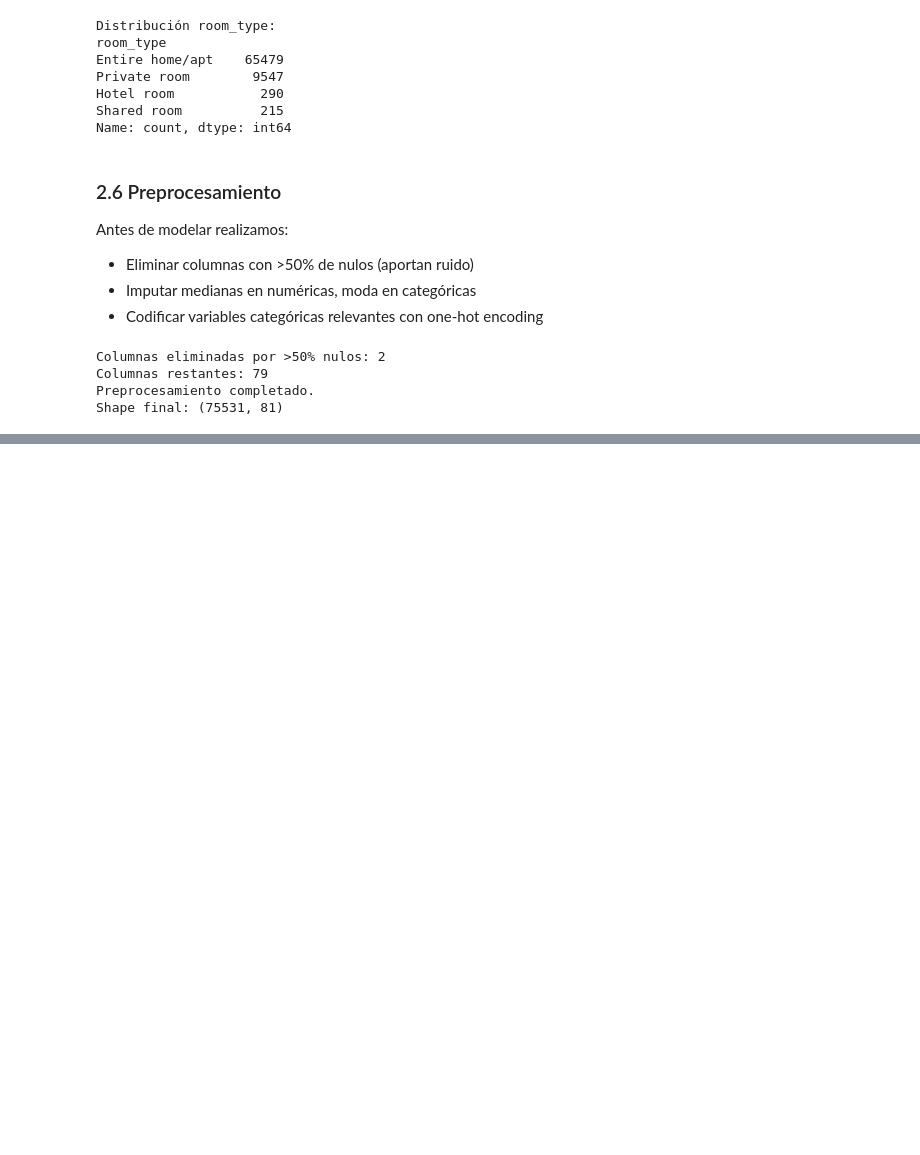
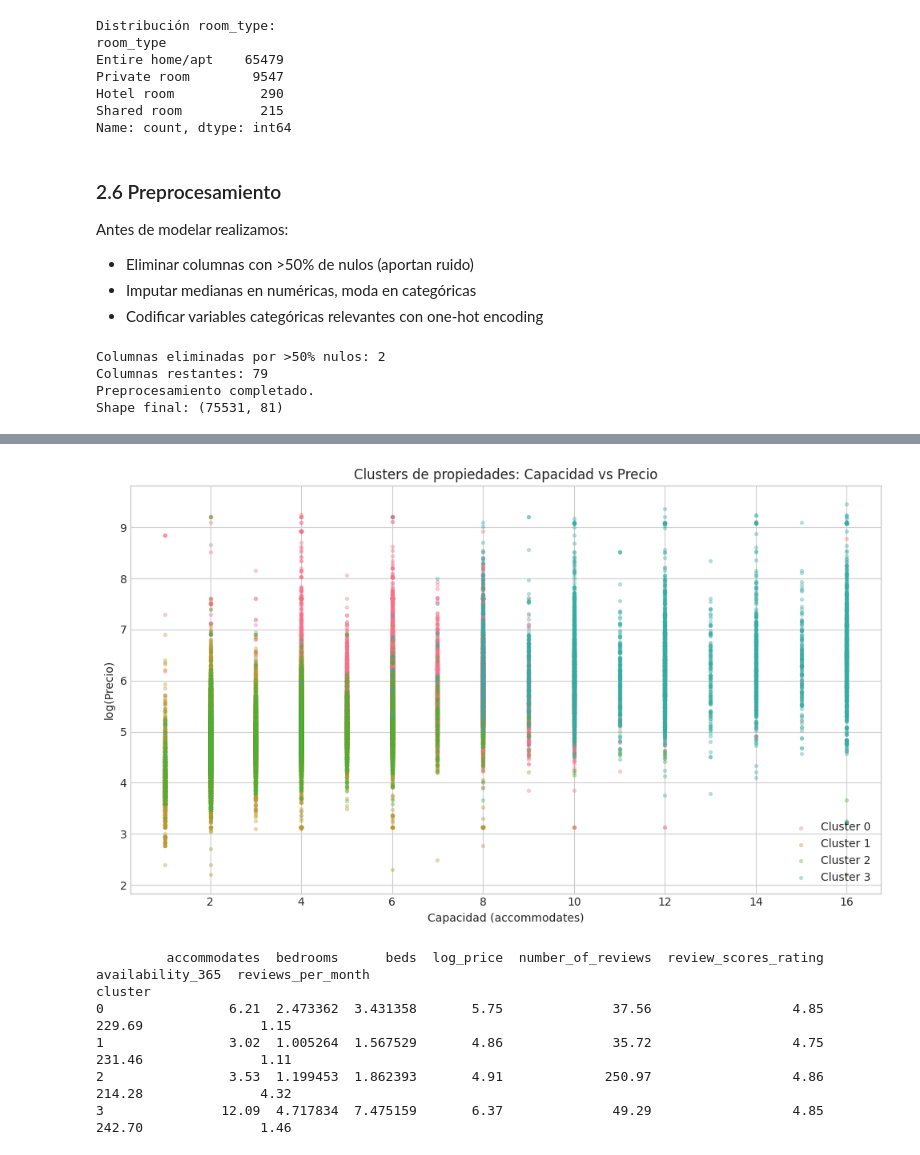
Before and after one commit to Jonialen/mineDatos-lab3, a Jupyter notebook: lab3.ipynb, the cells around one changed output, grey strips where cells are left out. Cells and saved outputs as stored; diff of their text form; code cells hidden in the pictures; blank space fills up the shorter version.

```diff
--- a/lab3.ipynb
+++ b/lab3.ipynb
@@ -296,0 +334,31 @@ Shape final: (75531, 81)
+# %%
+# Elegimos k=4 según el codo
+K_OPTIMAL = 4
+km_final = KMeans(n_clusters=K_OPTIMAL, random_state=RANDOM_STATE, n_init=10)
+df_clust['cluster'] = km_final.fit_predict(X_scaled)
+
+# Visualizar clusters: precio vs accommodates
+plt.figure(figsize=(10, 6))
+for c in range(K_OPTIMAL):
+    mask = df_clust['cluster'] == c
+    plt.scatter(df_clust.loc[mask, 'accommodates'],
+                df_clust.loc[mask, 'log_price'],
+                alpha=0.3, s=8, label=f'Cluster {c}')
+plt.xlabel('Capacidad (accommodates)')
+plt.ylabel('log(Precio)')
+plt.title('Clusters de propiedades: Capacidad vs Precio')
+plt.legend()
+plt.tight_layout()
+plt.show()
+
+# Características promedio por cluster
+cluster_summary = df_clust.groupby('cluster').mean().round(2)
+print(cluster_summary.to_string())
+# %% [output]
+[figure, added]
+         accommodates  bedrooms      beds  log_price  number_of_reviews  review_scores_rating  availability_365  reviews_per_month
+cluster
+0                6.21  2.473362  3.431358       5.75              37.56                  4.85            229.69               1.15
+1                3.02  1.005264  1.567529       4.86              35.72                  4.75            231.46               1.11
+2                3.53  1.199453  1.862393       4.91             250.97                  4.86            214.28               4.32
+3               12.09  4.717834  7.475159       6.37              49.29                  4.85            242.70               1.46
```
Also changed, not shown: parts of 9 cells of this notebook.
